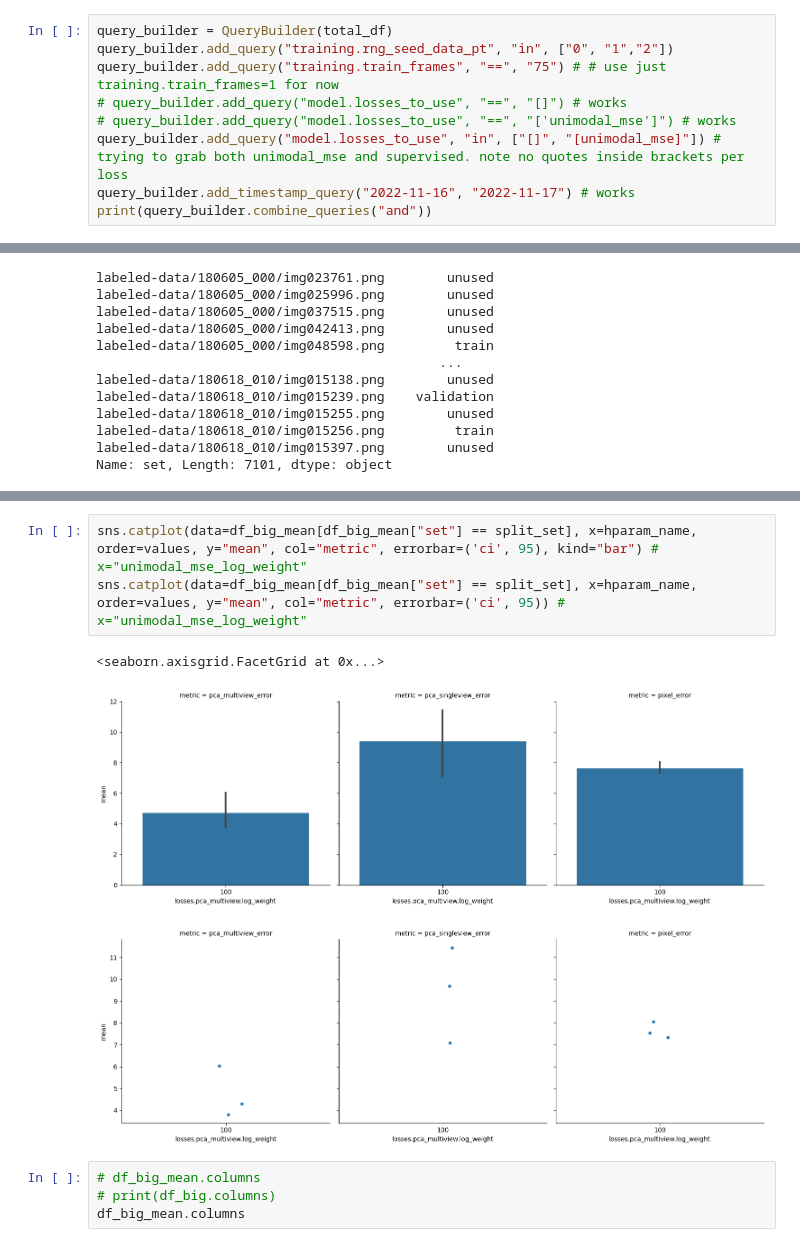
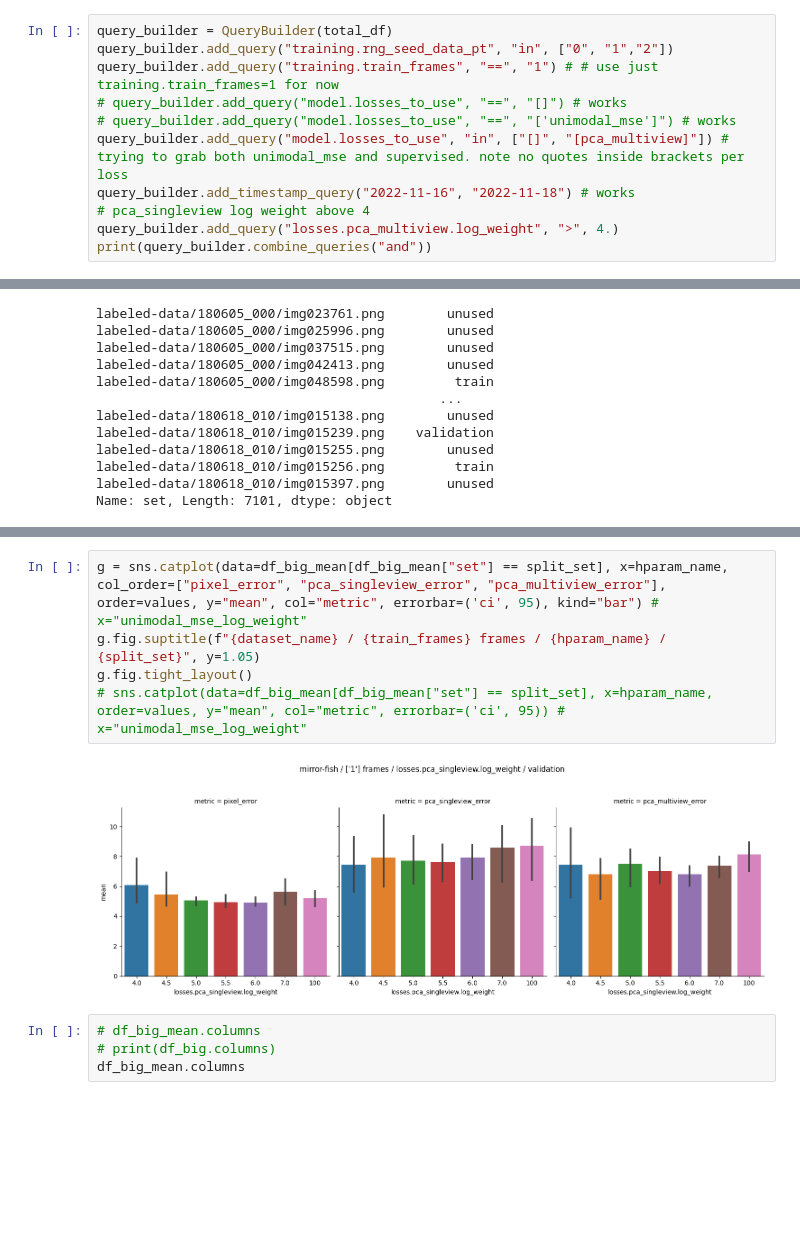
Before and after one commit to paninski-lab/tracking-diagnostics, a Jupyter notebook: notebooks/inventory_query_example.ipynb, the cells around one changed output, grey strips where cells are left out. Cells and saved outputs as stored; diff of their text form; blank space fills up the shorter version.

Commit message:
hparam plotting updates

```diff
--- a/notebooks/inventory_query_example.ipynb
+++ b/notebooks/inventory_query_example.ipynb
@@ -26,11 +26,13 @@ Building model registry from 101 configs...
 # %%
 query_builder = QueryBuilder(total_df)
 query_builder.add_query("training.rng_seed_data_pt", "in", ["0", "1","2"])
-query_builder.add_query("training.train_frames", "==", "75") # # use just training.train_frames=1 for now
+query_builder.add_query("training.train_frames", "==", "1") # # use just training.train_frames=1 for now
 # query_builder.add_query("model.losses_to_use", "==", "[]") # works
 # query_builder.add_query("model.losses_to_use", "==", "['unimodal_mse']") # works
-query_builder.add_query("model.losses_to_use", "in", ["[]", "[unimodal_mse]"]) # trying to grab both unimodal_mse and supervised. note no quotes inside brackets per loss
-query_builder.add_timestamp_query("2022-11-16", "2022-11-17") # works
+query_builder.add_query("model.losses_to_use", "in", ["[]", "[pca_multiview]"]) # trying to grab both unimodal_mse and supervised. note no quotes inside brackets per loss
+query_builder.add_timestamp_query("2022-11-16", "2022-11-18") # works
+# pca_singleview log weight above 4
+query_builder.add_query("losses.pca_multiview.log_weight", ">", 4.)
 print(query_builder.combine_queries("and"))
 # %% [output]
 `training.rng_seed_data_pt` == '0' or `training.rng_seed_data_pt` == '1' or `training.rng_seed_data_pt` == '2'
@@ -226,10 +188,10 @@ df_big_mean
 # %%
-sns.catplot(data=df_big_mean[df_big_mean["set"] == split_set], x=hparam_name, order=values, y="mean", col="metric", errorbar=('ci', 95), kind="bar") # x="unimodal_mse_log_weight"
-sns.catplot(data=df_big_mean[df_big_mean["set"] == split_set], x=hparam_name, order=values, y="mean", col="metric", errorbar=('ci', 95)) # x="unimodal_mse_log_weight"
+g = sns.catplot(data=df_big_mean[df_big_mean["set"] == split_set], x=hparam_name, col_order=["pixel_error", "pca_singleview_error", "pca_multiview_error"], order=values, y="mean", col="metric", errorbar=('ci', 95), kind="bar") # x="unimodal_mse_log_weight"
+g.fig.suptitle(f"{dataset_name} / {train_frames} frames / {hparam_name} / {split_set}", y=1.05)
+g.fig.tight_layout()
+# sns.catplot(data=df_big_mean[df_big_mean["set"] == split_set], x=hparam_name, order=values, y="mean", col="metric", errorbar=('ci', 95)) # x="unimodal_mse_log_weight"
 # %% [output]
-<seaborn.axisgrid.FacetGrid at 0x...>
-[figure, old version]
+[figure, new version]
-[figure, removed]
 # %%
 # df_big_mean.columns
 # print(df_big.columns)
```
Also changed, not shown: parts of 14 cells of this notebook.
